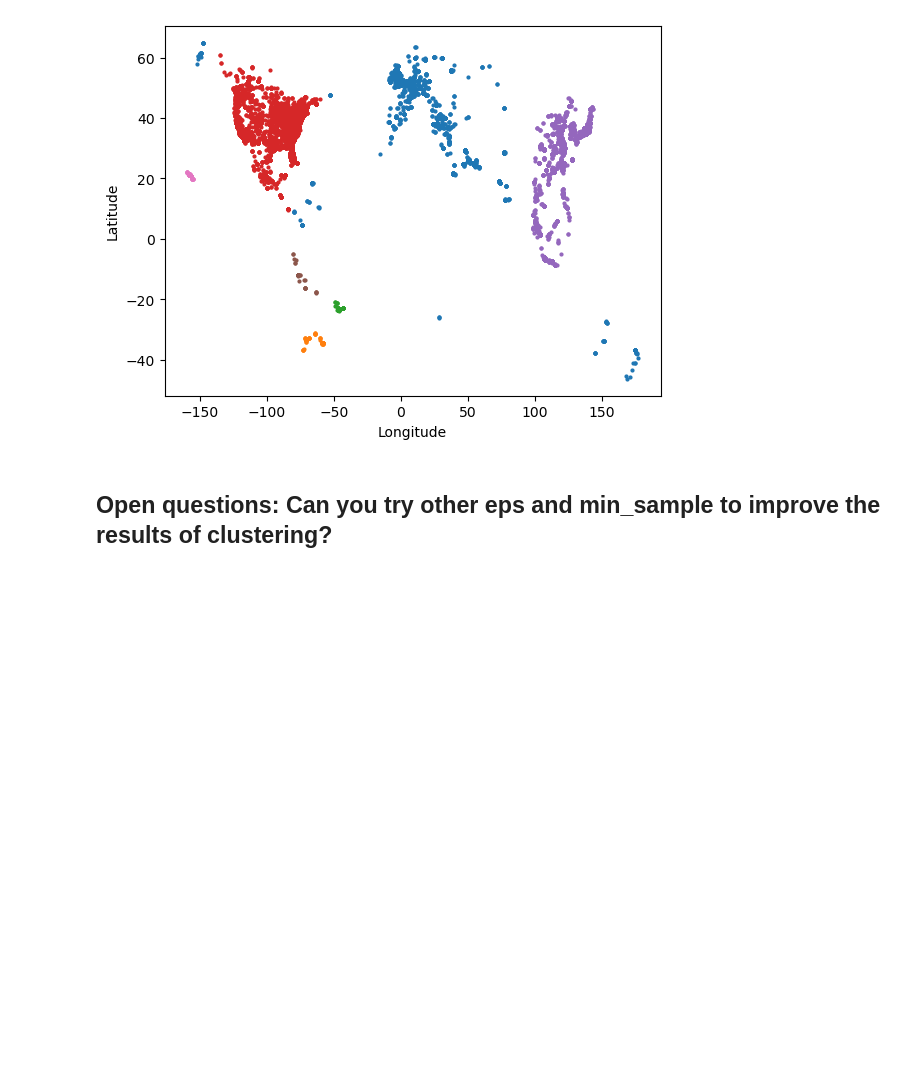
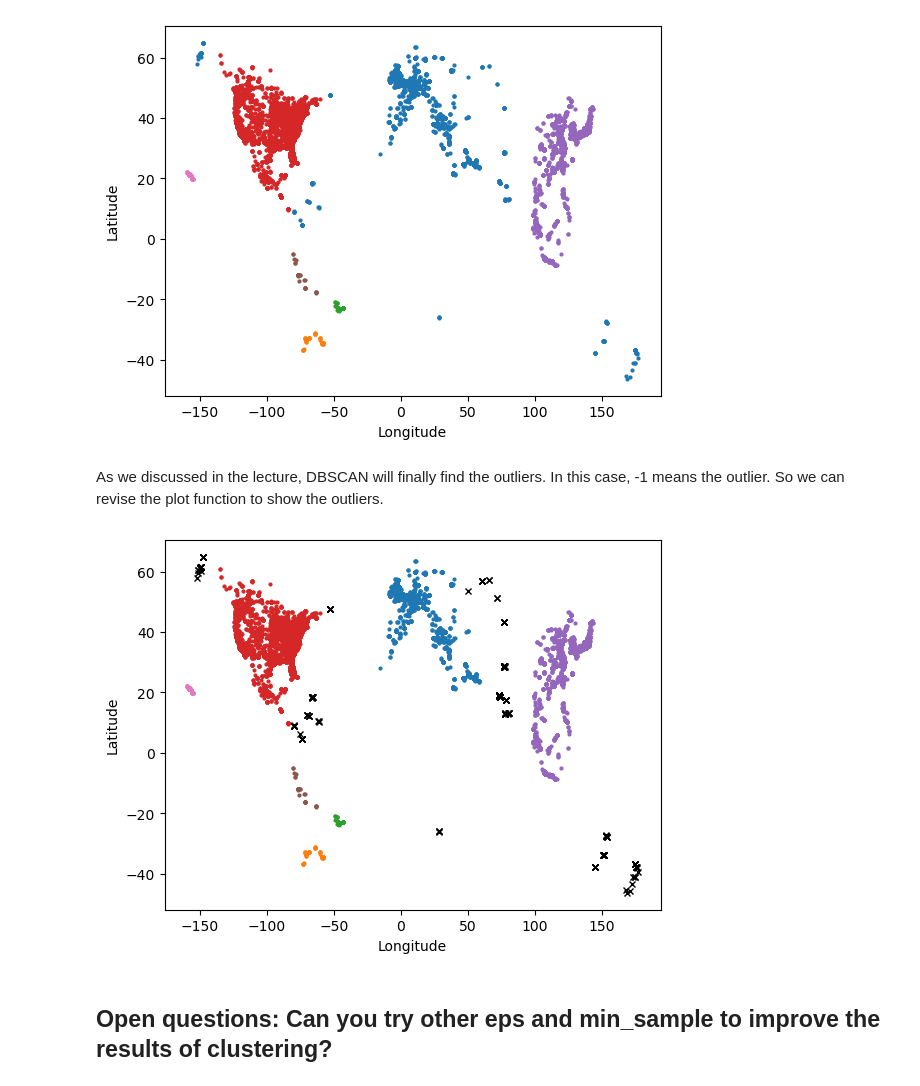
Before and after one commit to Magica-Chen/Web-SNA, a Jupyter notebook: labs/Week4/Week4-notes-unsupervised-techniques.ipynb, the cells around one changed output. Drawn from its saved outputs; the diff is of its cells as text; code cells hidden in the pictures; blank space fills up the shorter version.

Commit message:
fix bugs for dbscan

```diff
--- a/labs/Week4/Week4-notes-unsupervised-techniques.ipynb
+++ b/labs/Week4/Week4-notes-unsupervised-techniques.ipynb
@@ -137,6 +137,45 @@ graphClusters(data,dbscan.labels_,[])
 # the blue points are alll outliers
 # %% [output]
 [figure]
+# %% [markdown]
+As we discussed in the lecture, DBSCAN will finally find the outliers. In this case, -1 means the outlier. So we can revise the plot function to show the outliers.
+# %%
+def graphClusters_DBSCAN(all_data, labels, centers):
+    # open a color map (cmap) which is a collection of colors which you can fetch by index (i.e. an integer)
+    cmap = plt.get_cmap(name='tab10')
+
+    # add the color as a new column in the dataframe and add the cluster labels
+    all_data['color'] = labels
+
+    # add the centroids (in case of K-means) to the plot by adding their coordinates
+    # example pyplot use: plt.plot(x, y, 'bo', linestyle='dashed')
+    # example pyplot use: plt.plot(x, y,  color='blue', marker='o', linestyle='dashed')
+    # more here: https://matplotlib.org/stable/api/_as_gen/matplotlib.pyplot.plot.html#main-content
+
+    which_centroid = 0
+    if centers:
+        for center in centers:
+            plt.plot(center[0],center[1], marker='o',label='centroid_'+str(which_centroid),
+                     markersize=10,color=cmap(which_centroid))
+            which_centroid += 1
+
+    # add all the data points and use their label number to fetch a certain color
+    # index is
+    for ind,row in all_data.iterrows():
+        if row['color'] !=-1:
+            plt.plot(row['Longitude'],row['Latitude'], marker='o', color=cmap(int(row['color'])), markersize=2)
+        else:
+                plt.plot(row['Longitude'],row['Latitude'], marker='x', color='black', markersize=5)
+
+    plt.xlabel('Longitude')
+    plt.ylabel('Latitude')
+    plt.show()
+# %%
+# The visulisation requires a long time, please be patient. Or you can try new_data or any other subset of original dataset
+graphClusters_DBSCAN(data,dbscan.labels_,[])
+# the black stars are alll outliers
+# %% [output]
+[figure, added]
 # %% [markdown]
 ## Open questions: Can you try other eps and min_sample to improve the results of clustering?
 # %% [markdown]
```
Also changed, not shown: parts of 2 cells of this notebook.
